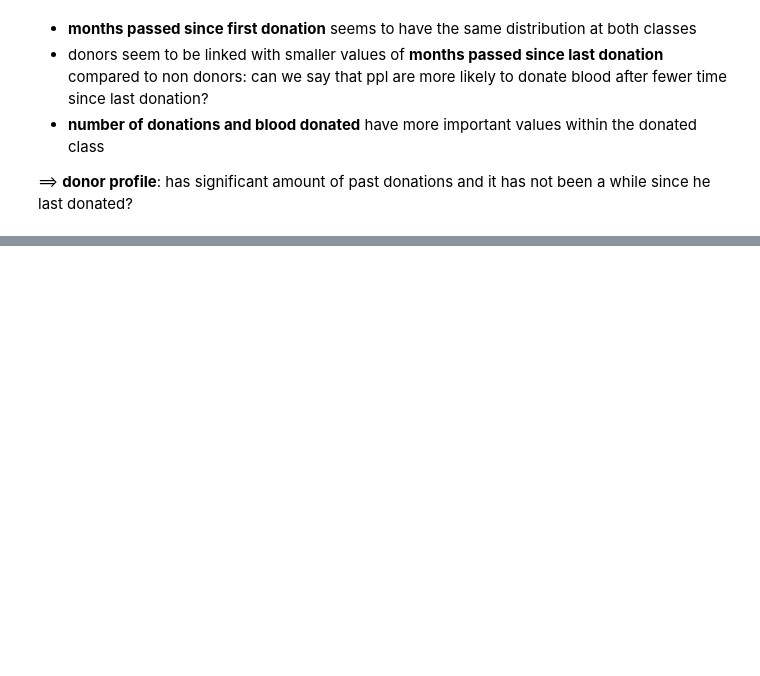
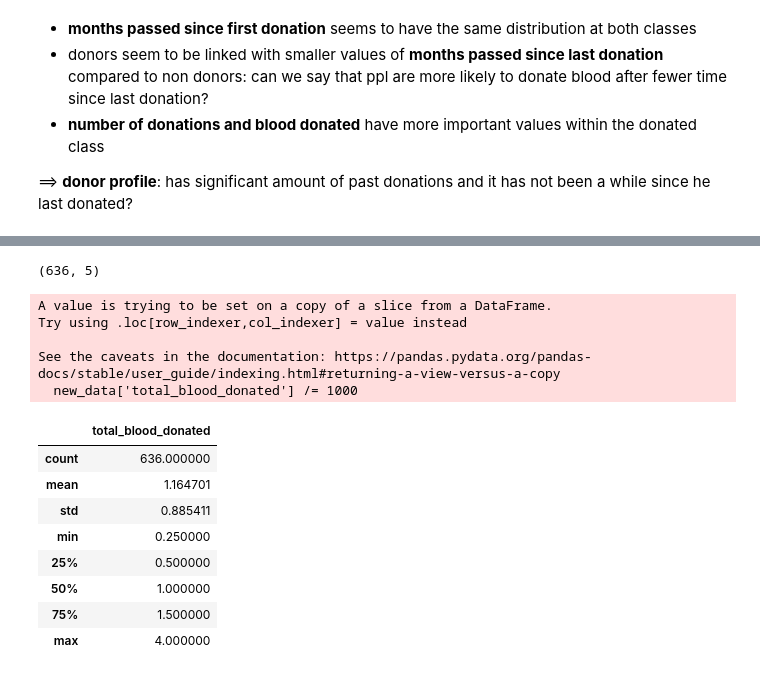
Before and after one commit to Mar-wn/Earthquake_Prediction_API, a Jupyter notebook: blood_donation_prediction.ipynb, the cells around one changed output, grey strips where cells are left out. Cells and saved outputs as stored; diff of their text form; code cells hidden in the pictures; blank space fills up the shorter version.

```diff
--- a/blood_donation_prediction.ipynb
+++ b/blood_donation_prediction.ipynb
@@ -138,0 +143,27 @@ plt.show()
+# %%
+# outliers handling
+
+# define outliers based on percentiles
+
+def save_col_outliers(col):
+
+    upper_lim = data[col].quantile(.95)
+    lower_lim = data[col].quantile(.05)
+
+    print(col, '\n')
+    print(upper_lim)
+    print(lower_lim)
+    print(data[(data[col] < lower_lim) | (data[col] > upper_lim)].shape, '\n')
+
+    return data[(data[col] < lower_lim) | (data[col] > upper_lim)].index.values.tolist()
+
+
+outliers_indexes = []
+
+for col in data.columns[:-1]:
+
+    outliers_indexes.extend(save_col_outliers(col))
+
+outliers_indexes = set(outliers_indexes)
+
+len(outliers_indexes)
@@ -138,0 +189,31 @@ plt.show()
+# %%
+# drop outliers rows
+
+new_data = data[~data.index.isin(outliers_indexes)]
+
+new_data.shape
+# %% [output]
+(636, 5)
+# %%
+# *** this is a transform cell ***
+
+# convert blood donated to liters as a scaling way
+
+new_data['total_blood_donated'] /= 1000
+
+new_data[['total_blood_donated']].describe()
+# %% [output]
+A value is trying to be set on a copy of a slice from a DataFrame.
+Try using .loc[row_indexer,col_indexer] = value instead
+
+See the caveats in the documentation: https://pandas.pydata.org/pandas-docs/stable/user_guide/indexing.html#returning-a-view-versus-a-copy
+  new_data['total_blood_donated'] /= 1000
+|  | total_blood_donated |
+| count | 636.000000 |
+| mean | 1.164701 |
+| std | 0.885411 |
+| min | 0.250000 |
+| 25% | 0.500000 |
+| 50% | 1.000000 |
+| 75% | 1.500000 |
+| max | 4.000000 |
```
Also changed, not shown: parts of 4 cells of this notebook.
